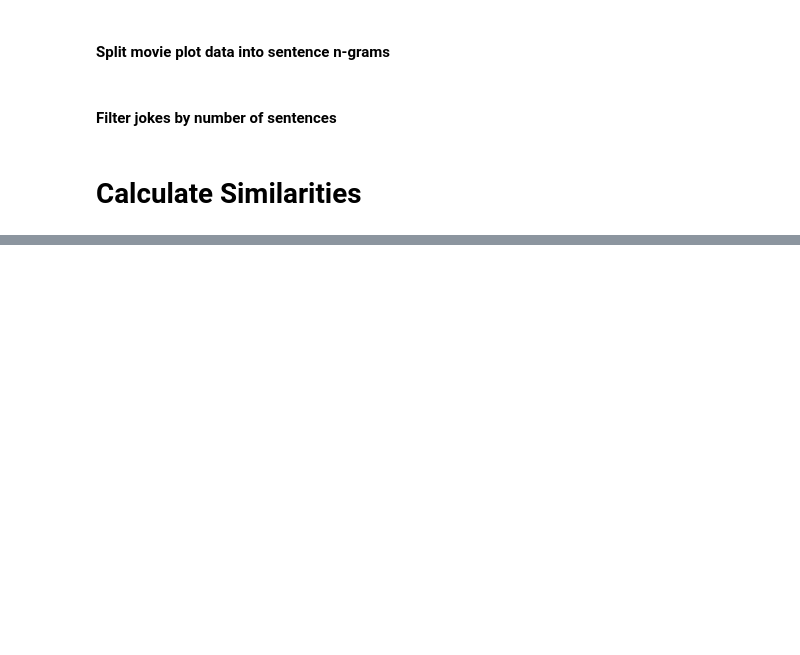
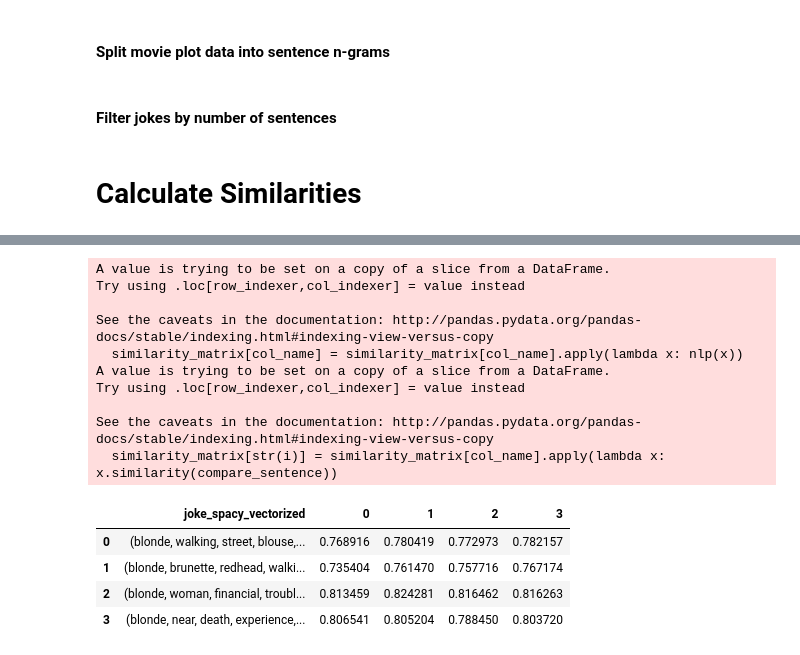
Before and after one commit to miriamin/joke-detection, a Jupyter notebook: source/create-negative-jokes-dataset.ipynb, the cells around one changed output, grey strips where cells are left out. Cells and saved outputs as stored; diff of their text form; code cells hidden in the pictures; blank space fills up the shorter version.

```diff
--- a/source/create-negative-jokes-dataset.ipynb
+++ b/source/create-negative-jokes-dataset.ipynb
@@ -125,0 +165,5 @@ joke1
+# %%
+jokes_tokenized = '../data/jokes_6gram_clean_tokenized_spacy.csv'
+nonjokes_tokenized = '../data/movieplots_6gram_clean_tokenized_spacy.csv'
+jokes_df = pd.read_csv(jokes_tokenized, index_col=0)
+nonjokes_df = pd.read_csv(nonjokes_tokenized, index_col=0)
@@ -125,0 +188,22 @@ joke1
+# %%
+jp = JokePreprocessor()
+test1 = jokes_df.loc[:3,]
+test2 = nonjokes_df.loc[:3,]
+sim_df = jp.similarity_matrix(test1, test2, 'joke_spacy_vectorized')
+sim_df
+# %% [output]
+A value is trying to be set on a copy of a slice from a DataFrame.
+Try using .loc[row_indexer,col_indexer] = value instead
+
+See the caveats in the documentation: http://pandas.pydata.org/pandas-docs/stable/indexing.html#indexing-view-versus-copy
+  similarity_matrix[col_name] = similarity_matrix[col_name].apply(lambda x: nlp(x))
+A value is trying to be set on a copy of a slice from a DataFrame.
+Try using .loc[row_indexer,col_indexer] = value instead
+
+See the caveats in the documentation: http://pandas.pydata.org/pandas-docs/stable/indexing.html#indexing-view-versus-copy
+  similarity_matrix[str(i)] = similarity_matrix[col_name].apply(lambda x: x.similarity(compare_sentence))
+|  | joke_spacy_vectorized | 0 | 1 | 2 | 3 |
+| 0 | (blonde, walking, street, blouse,... | 0.768916 | 0.780419 | 0.772973 | 0.782157 |
+| 1 | (blonde, brunette, redhead, walki... | 0.735404 | 0.761470 | 0.757716 | 0.767174 |
+| 2 | (blonde, woman, financial, troubl... | 0.813459 | 0.824281 | 0.816462 | 0.816263 |
+| 3 | (blonde, near, death, experience,... | 0.806541 | 0.805204 | 0.788450 | 0.803720 |
```
Also changed, not shown: parts of 40 cells of this notebook, 14 other files.
